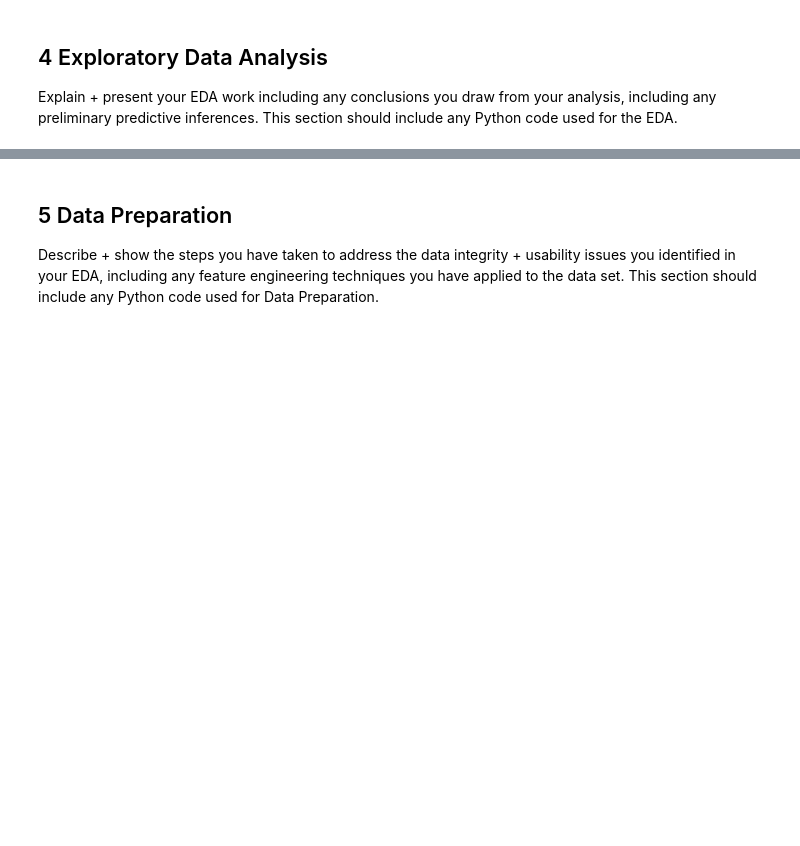
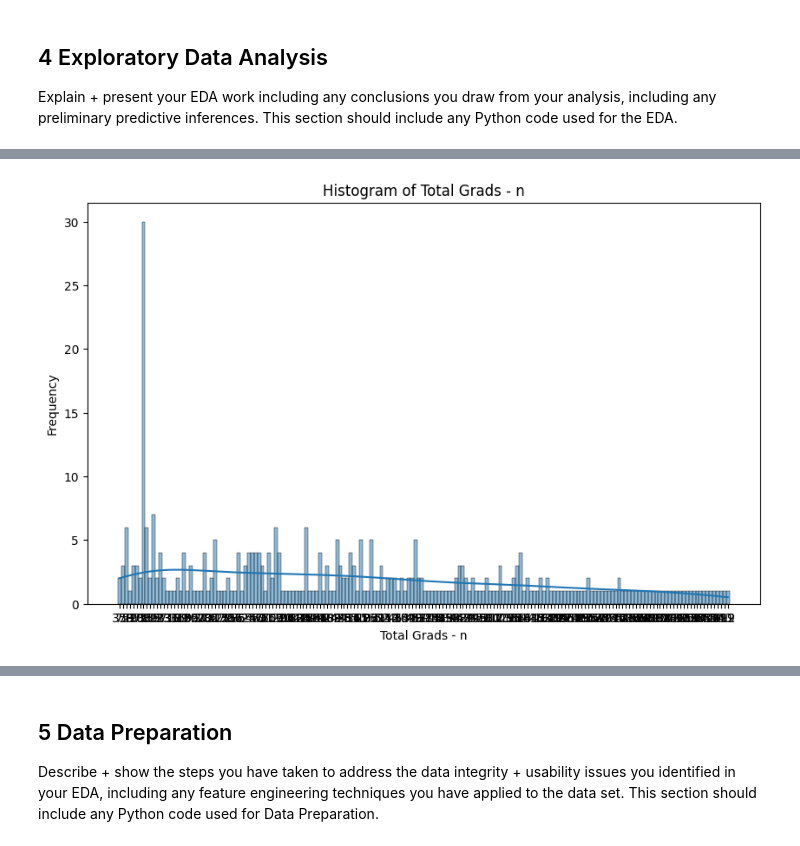
Before and after one commit to Francesgaba/GraduationOutcomes, a Jupyter notebook: graduation_outcomes.ipynb, the cells around one changed output, grey strips where cells are left out. Drawn from its saved outputs; the diff is of its cells as text; code cells hidden in the pictures; blank space fills up the shorter version.

```diff
--- a/graduation_outcomes.ipynb
+++ b/graduation_outcomes.ipynb
@@ -127,0 +313,5 @@ Explain + present your EDA work including any conclusions you draw from your ana
+# %%
+
+eda.plot_histogram('Total Grads - n')
+# %% [output]
+[figure, added]
```
Also changed, not shown: parts of 29 cells of this notebook, 4 other files.
